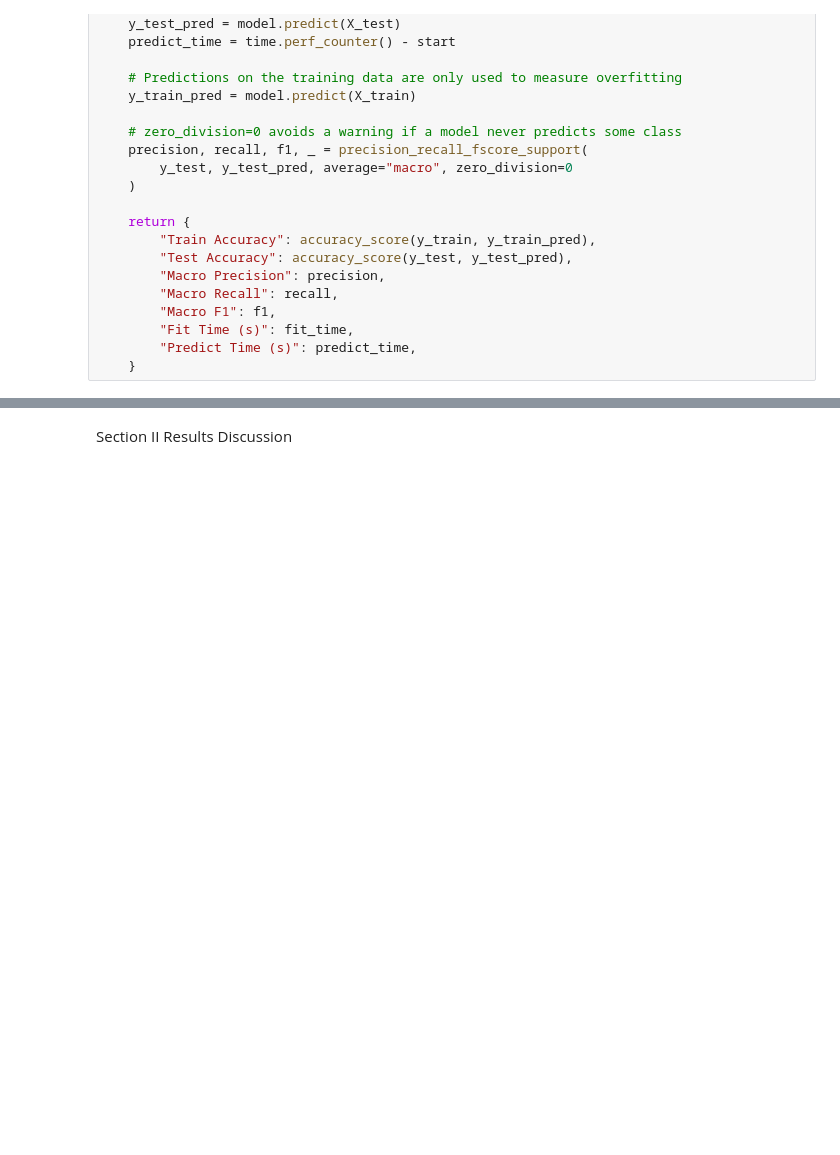
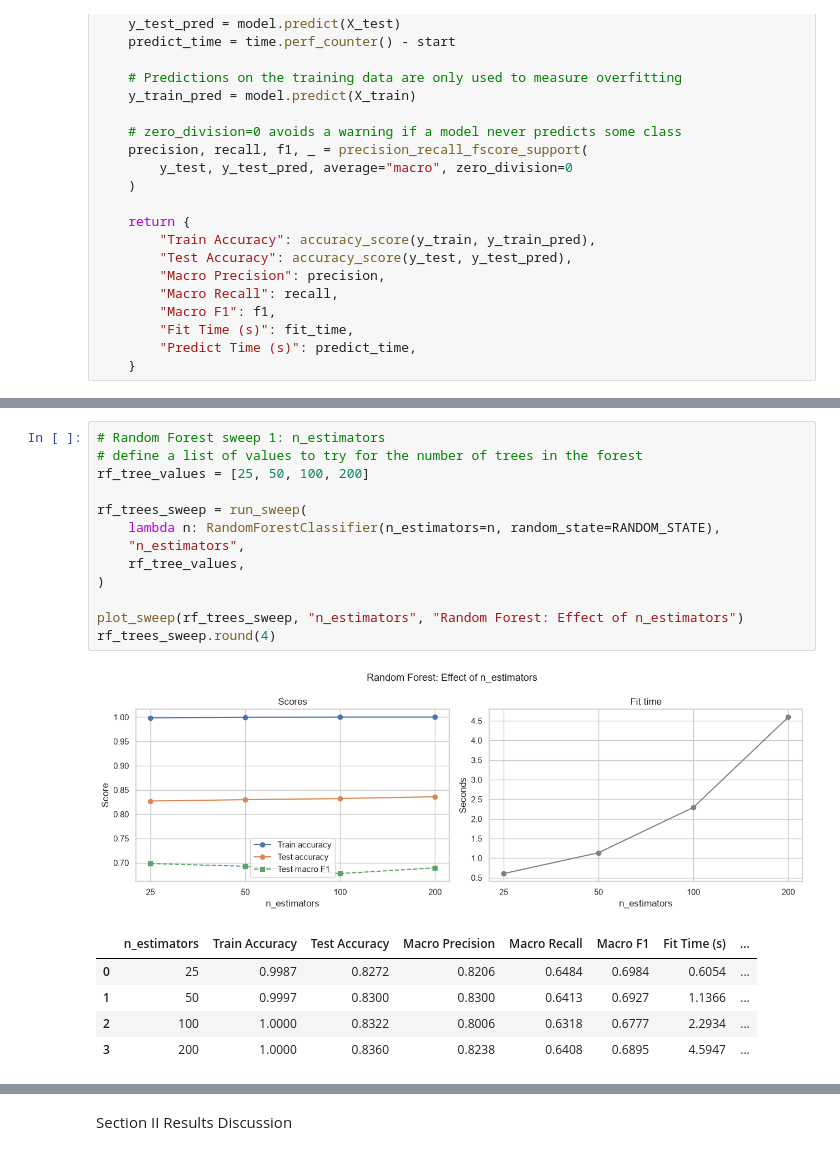
Before and after one commit to sgillihan/CSPB4622_Project1_Forest_Cover, a Jupyter notebook: Forest_Cover_Prediction_SGillihan.ipynb, the cells around one changed output, grey strips where cells are left out. Saved outputs shown, nothing was run; the diff lists cells and outputs as text; blank space fills up the shorter version.

```diff
--- a/Forest_Cover_Prediction_SGillihan.ipynb
+++ b/Forest_Cover_Prediction_SGillihan.ipynb
@@ -435,0 +714,20 @@ II B: Random Forest (RF)
+# %%
+# Random Forest sweep 1: n_estimators
+# define a list of values to try for the number of trees in the forest
+rf_tree_values = [25, 50, 100, 200]
+
+rf_trees_sweep = run_sweep(
+    lambda n: RandomForestClassifier(n_estimators=n, random_state=RANDOM_STATE),
+    "n_estimators",
+    rf_tree_values,
+)
+
+plot_sweep(rf_trees_sweep, "n_estimators", "Random Forest: Effect of n_estimators")
+rf_trees_sweep.round(4)
+# %% [output]
+[figure, added]
+|  | n_estimators | Train Accuracy | Test Accuracy | Macro Precision | Macro Recall | Macro F1 | Fit Time (s) | ... |
+| 0 | 25 | 0.9987 | 0.8272 | 0.8206 | 0.6484 | 0.6984 | 0.6054 | ... |
+| 1 | 50 | 0.9997 | 0.8300 | 0.8300 | 0.6413 | 0.6927 | 1.1366 | ... |
+| 2 | 100 | 1.0000 | 0.8322 | 0.8006 | 0.6318 | 0.6777 | 2.2934 | ... |
+| 3 | 200 | 1.0000 | 0.8360 | 0.8238 | 0.6408 | 0.6895 | 4.5947 | ... |
```
Also changed, not shown: parts of 21 cells of this notebook.
